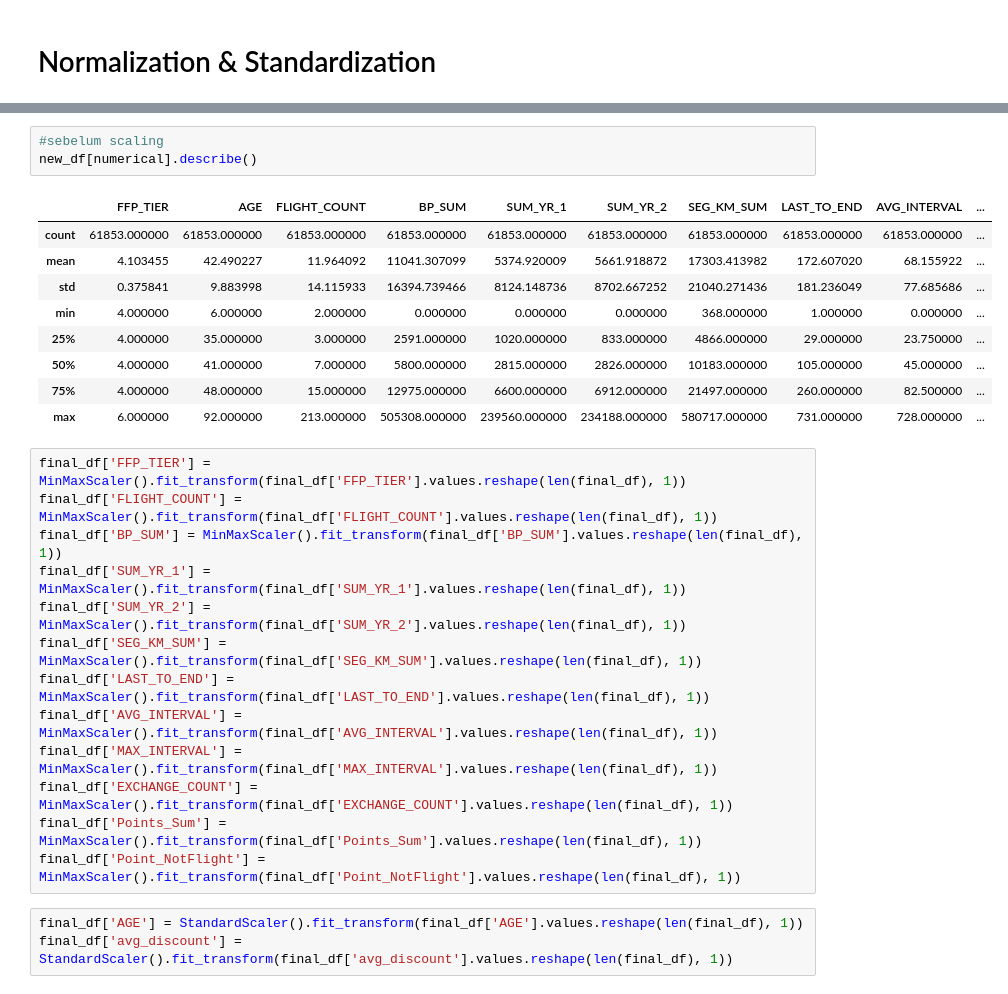
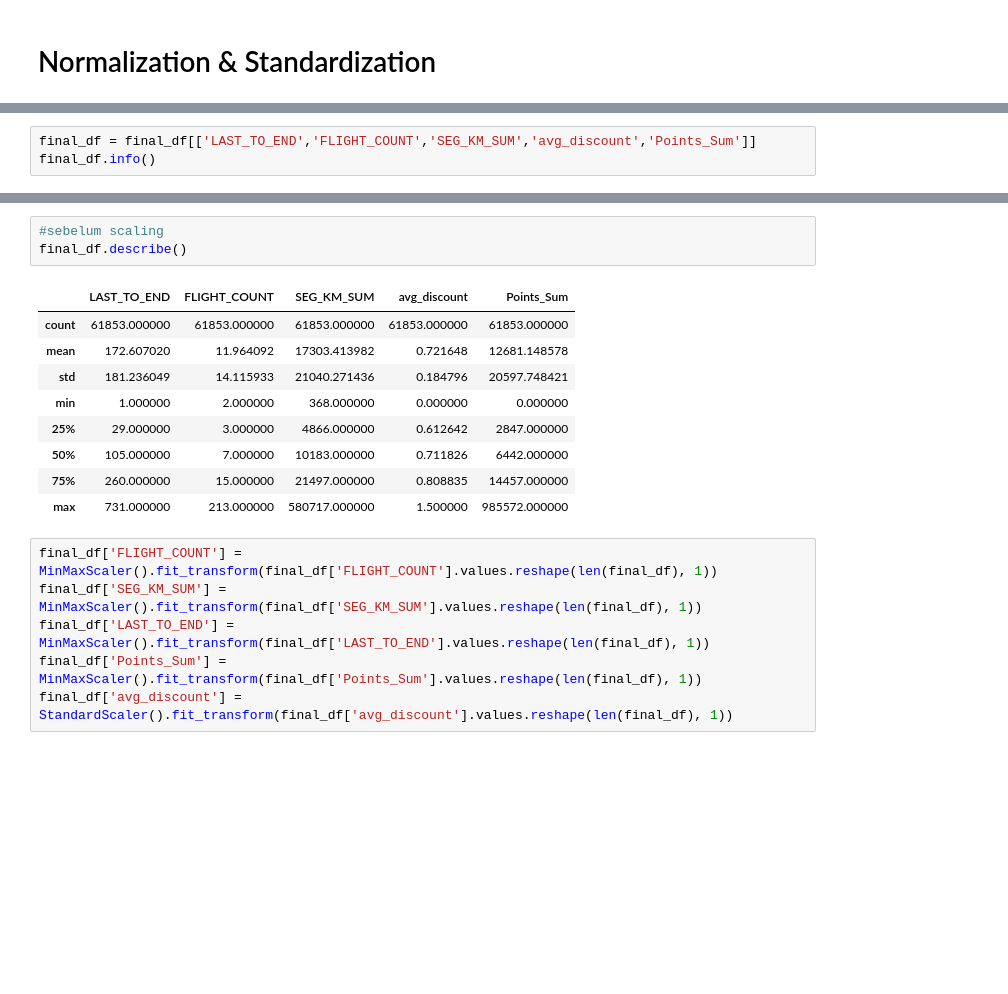
Before and after one commit to gbriansatria/Final-Project-Raka-MAX, a Jupyter notebook: Homework Stage 3/Homework Unsupervised Learning.ipynb, the cells around one changed output, grey strips where cells are left out. Saved outputs shown, nothing was run; the diff lists cells and outputs as text; blank space fills up the shorter version.

```diff
--- a/Homework Stage 3/Homework Unsupervised Learning.ipynb
+++ b/Homework Stage 3/Homework Unsupervised Learning.ipynb
@@ -389,0 +405,3 @@ stdr = final_df[['AGE', 'avg_discount']]
+# %%
+final_df = final_df[['LAST_TO_END','FLIGHT_COUNT','SEG_KM_SUM','avg_discount','Points_Sum']]
+final_df.info()
@@ -390,31 +421,21 @@ stdr = final_df[['AGE', 'avg_discount']]
 # %%
 #sebelum scaling
-new_df[numerical].describe()
+final_df.describe()
 # %% [output]
-|  | FFP_TIER | AGE | FLIGHT_COUNT | BP_SUM | SUM_YR_1 | SUM_YR_2 | SEG_KM_SUM | LAST_TO_END | AVG_INTERVAL | ... |
-| count | 61853.000000 | 61853.000000 | 61853.000000 | 61853.000000 | 61853.000000 | 61853.000000 | 61853.000000 | 61853.000000 | 61853.000000 | ... |
-| mean | 4.103455 | 42.490227 | 11.964092 | 11041.307099 | 5374.920009 | 5661.918872 | 17303.413982 | 172.607020 | 68.155922 | ... |
-| std | 0.375841 | 9.883998 | 14.115933 | 16394.739466 | 8124.148736 | 8702.667252 | 21040.271436 | 181.236049 | 77.685686 | ... |
-| min | 4.000000 | 6.000000 | 2.000000 | 0.000000 | 0.000000 | 0.000000 | 368.000000 | 1.000000 | 0.000000 | ... |
-| 25% | 4.000000 | 35.000000 | 3.000000 | 2591.000000 | 1020.000000 | 833.000000 | 4866.000000 | 29.000000 | 23.750000 | ... |
-| 50% | 4.000000 | 41.000000 | 7.000000 | 5800.000000 | 2815.000000 | 2826.000000 | 10183.000000 | 105.000000 | 45.000000 | ... |
-| 75% | 4.000000 | 48.000000 | 15.000000 | 12975.000000 | 6600.000000 | 6912.000000 | 21497.000000 | 260.000000 | 82.500000 | ... |
-| max | 6.000000 | 92.000000 | 213.000000 | 505308.000000 | 239560.000000 | 234188.000000 | 580717.000000 | 731.000000 | 728.000000 | ... |
+|  | LAST_TO_END | FLIGHT_COUNT | SEG_KM_SUM | avg_discount | Points_Sum |
+| count | 61853.000000 | 61853.000000 | 61853.000000 | 61853.000000 | 61853.000000 |
+| mean | 172.607020 | 11.964092 | 17303.413982 | 0.721648 | 12681.148578 |
+| std | 181.236049 | 14.115933 | 21040.271436 | 0.184796 | 20597.748421 |
+| min | 1.000000 | 2.000000 | 368.000000 | 0.000000 | 0.000000 |
+| 25% | 29.000000 | 3.000000 | 4866.000000 | 0.612642 | 2847.000000 |
+| 50% | 105.000000 | 7.000000 | 10183.000000 | 0.711826 | 6442.000000 |
+| 75% | 260.000000 | 15.000000 | 21497.000000 | 0.808835 | 14457.000000 |
+| max | 731.000000 | 213.000000 | 580717.000000 | 1.500000 | 985572.000000 |
 # %%
-final_df['FFP_TIER'] = MinMaxScaler().fit_transform(final_df['FFP_TIER'].values.reshape(len(final_df), 1))
 final_df['FLIGHT_COUNT'] = MinMaxScaler().fit_transform(final_df['FLIGHT_COUNT'].values.reshape(len(final_df), 1))
-final_df['BP_SUM'] = MinMaxScaler().fit_transform(final_df['BP_SUM'].values.reshape(len(final_df), 1))
-final_df['SUM_YR_1'] = MinMaxScaler().fit_transform(final_df['SUM_YR_1'].values.reshape(len(final_df), 1))
-final_df['SUM_YR_2'] = MinMaxScaler().fit_transform(final_df['SUM_YR_2'].values.reshape(len(final_df), 1))
 final_df['SEG_KM_SUM'] = MinMaxScaler().fit_transform(final_df['SEG_KM_SUM'].values.reshape(len(final_df), 1))
 final_df['LAST_TO_END'] = MinMaxScaler().fit_transform(final_df['LAST_TO_END'].values.reshape(len(final_df), 1))
-final_df['AVG_INTERVAL'] = MinMaxScaler().fit_transform(final_df['AVG_INTERVAL'].values.reshape(len(final_df), 1))
-final_df['MAX_INTERVAL'] = MinMaxScaler().fit_transform(final_df['MAX_INTERVAL'].values.reshape(len(final_df), 1))
-final_df['EXCHANGE_COUNT'] = MinMaxScaler().fit_transform(final_df['EXCHANGE_COUNT'].values.reshape(len(final_df), 1))
 final_df['Points_Sum'] = MinMaxScaler().fit_transform(final_df['Points_Sum'].values.reshape(len(final_df), 1))
-final_df['Point_NotFlight'] = MinMaxScaler().fit_transform(final_df['Point_NotFlight'].values.reshape(len(final_df), 1))
+final_df['avg_discount'] = StandardScaler().fit_transform(final_df['avg_discount'].values.reshape(len(final_df), 1))
-# %%
-final_df['AGE'] = StandardScaler().fit_transform(final_df['AGE'].values.reshape(len(final_df), 1))
-final_df['avg_discount'] = StandardScaler().fit_transform(final_df['avg_discount'].values.reshape(len(final_df), 1))
 # %%
 #setelah scaling
```
Also changed, not shown: parts of 30 cells of this notebook.
